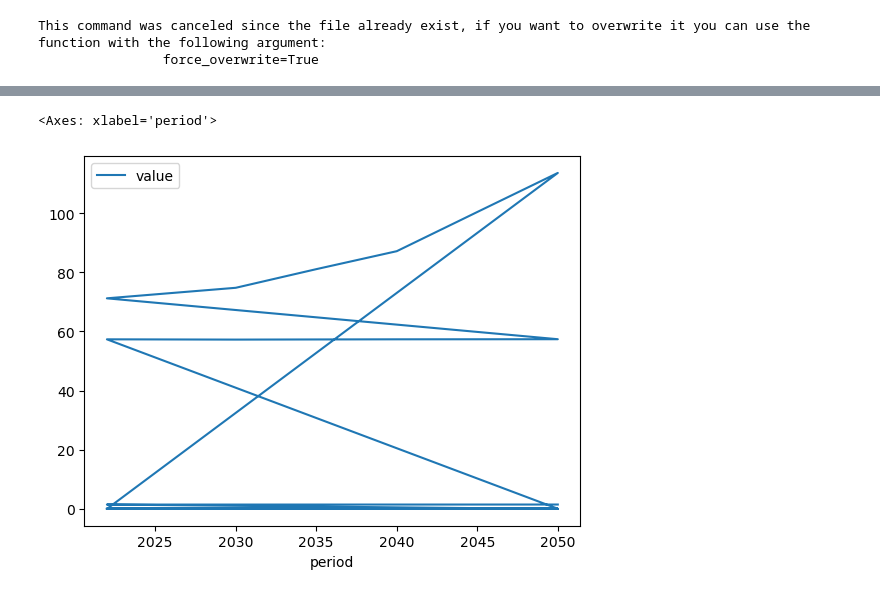
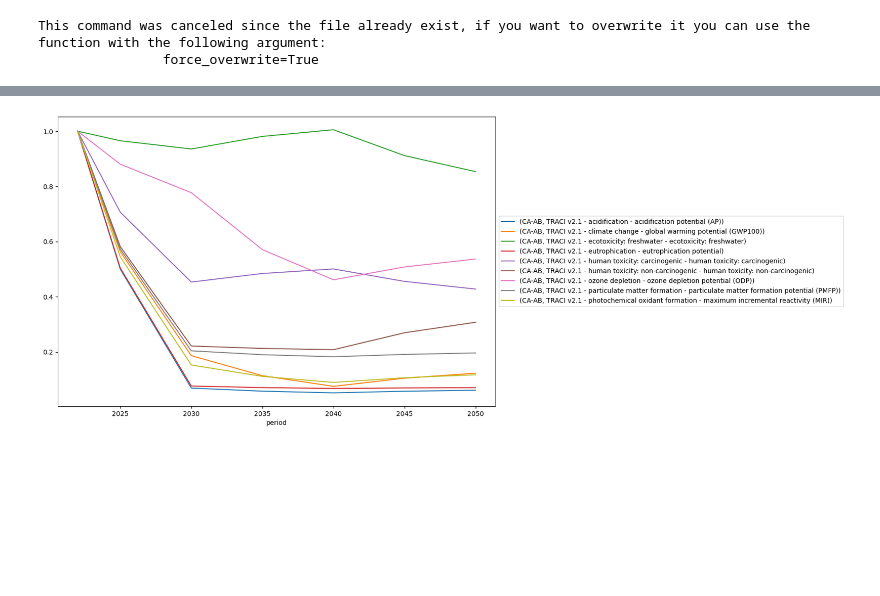
Before and after one commit to alexrob18/elec_lca, a Jupyter notebook: dev/test_class.ipynb, the cells around one changed output, grey strips where cells are left out. Drawn from its saved outputs; the diff is of its cells as text; code cells hidden in the pictures; blank space fills up the shorter version.

```diff
--- a/dev/test_class.ipynb
+++ b/dev/test_class.ipynb
@@ -89,11 +101,7 @@ elec_obj.get_all_results()
 # %%
 elec_obj.get_all_results().to_csv(r"C:\Users\RobertsonA\Documents\temp\results.csv")
-# %%
-test = elec_obj.get_all_results().copy().reset_index()
-test = test[test["impact_method"] = impact_method]
-
-fig = elec_obj.get_all_results().copy().reset_index().plot.line(x="period", y="value")
-fig
-# %% [output]
-<Axes: xlabel='period'>
-[figure, removed]
+# %%
+fig = elec_obj.create_plot_for_1_loc("CA-AB")
+fig
+# %% [output]
+[figure, added]
```
Also changed, not shown: parts of 3 cells of this notebook, 1 other file.
